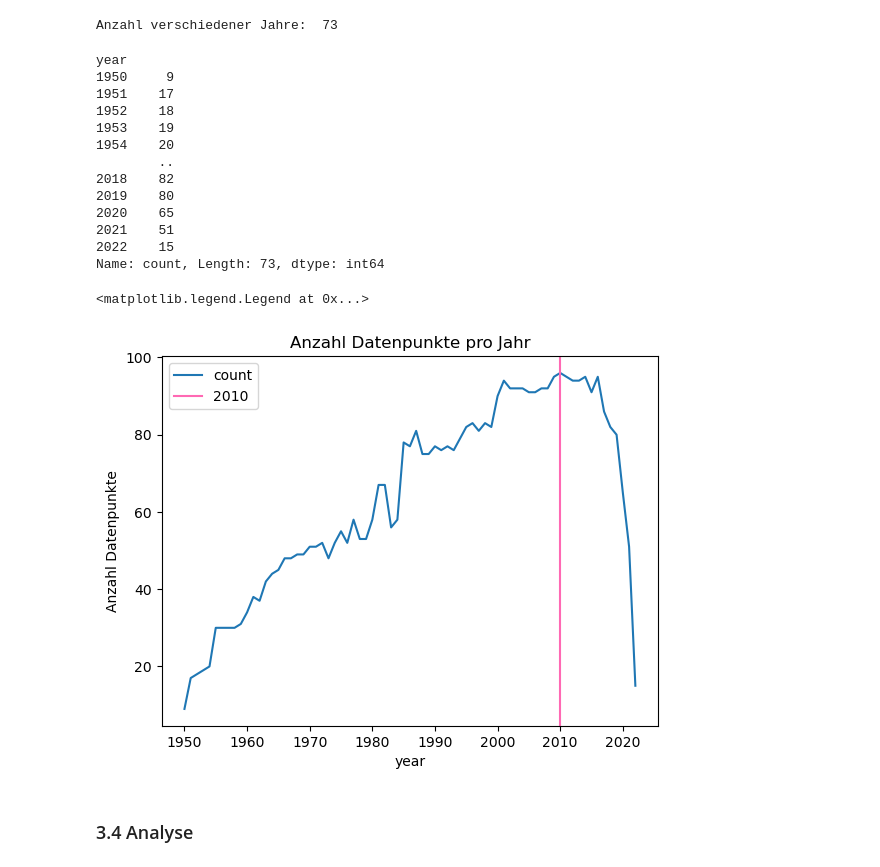
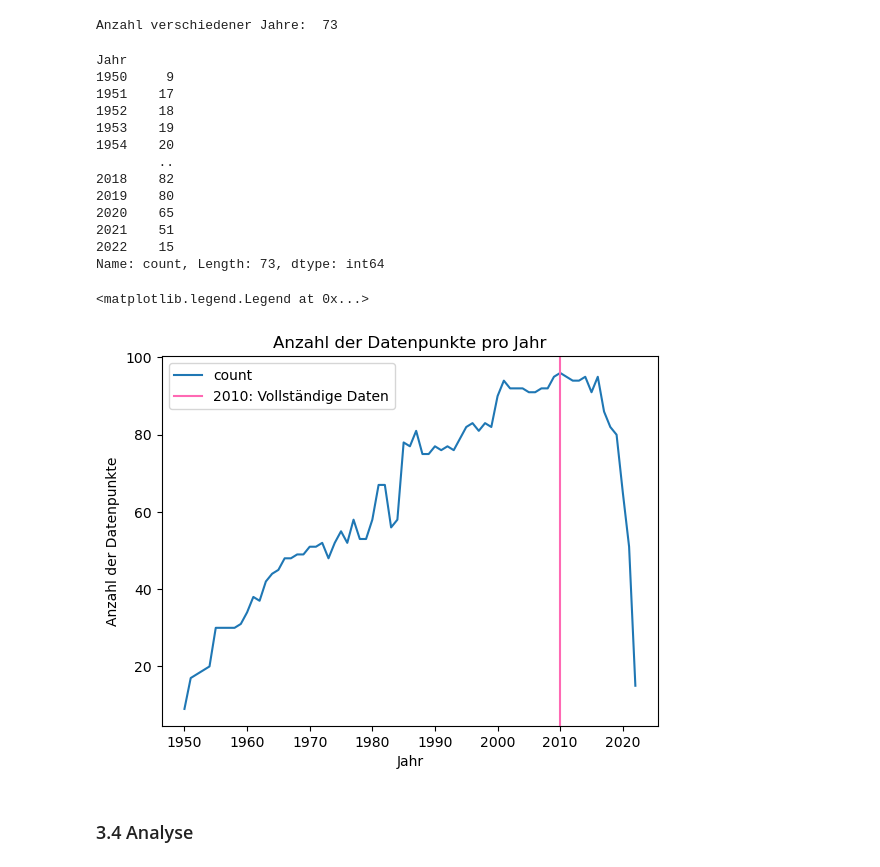
Before and after one commit to cungphi/BMLD1-Atemwegsinfektionen, a Jupyter notebook: LN2 Lou-Salomé Frehner_Phi Phi Cung.ipynb, the cells around one changed output. Cells and saved outputs as stored; diff of their text form; code cells hidden in the pictures.

```diff
--- a/LN2 Lou-Salomé Frehner_Phi Phi Cung.ipynb
+++ b/LN2 Lou-Salomé Frehner_Phi Phi Cung.ipynb
@@ -19,6 +19,6 @@ from matplotlib import pyplot as plt
 # %%
 # lade hier deine Daten
 df = pd.read_csv('respiratory-infection-death-rate-who-mdb.csv', skiprows=1,
-                 names=['Entity','Code','year','Age-standardized deaths from respiratory infections in both sexes per 100,000 people'])
+                 names=['Länder','Code','Jahr','Sterblichkeitsrate durch Atemwegsinfektionen pro 100000 Personen'])
 df.head()
 # %% [output]
@@ -153,9 +156,9 @@ print('Anzahl verschiedener Jahre: ', len(df['year'].unique()))
 Anzahl verschiedener Jahre:  73
 # %%
 # Anzahl Datenpunkte pro Jahr
-df['year'].value_counts().sort_index()
+df['Jahr'].value_counts().sort_index()
 # %% [output]
-year
+Jahr
 1950     9
 1951    17
 1952    18
@@ -169,13 +172,20 @@ year
 2022    15
 Name: count, Length: 73, dtype: int64
 # %%
-# Jahre mit maximaler Anzahl Datenpunkte (257)
-g = df['year'].value_counts().sort_index().plot(ylabel='Anzahl Datenpunkte', title='Anzahl Datenpunkte pro Jahr');
-g.axvline(x=2010, color='hotpink',label='2010') # rote Linie bei 2010 - ab hier sind alle Jahre enthalten
-g.legend()  # Legende anzeigen
+g = df['Jahr'].value_counts().sort_index().plot(
+    ylabel='Anzahl der Datenpunkte',
+    xlabel='Jahr',
+    title='Anzahl der Datenpunkte pro Jahr'
+)
+
+# Vertikale Linie bei 2010 hinzufügen
+g.axvline(x=2010, color='hotpink', label='2010: Vollständige Daten')
+
+# Legende anzeigen
+g.legend()
 # %% [output]
 <matplotlib.legend.Legend at 0x...>
-[figure, old version]
+[figure, new version]
 # %% [markdown]
 ### 3.4 Analyse
 # %%
```
Also changed, not shown: parts of 19 cells of this notebook, 1 other file.
